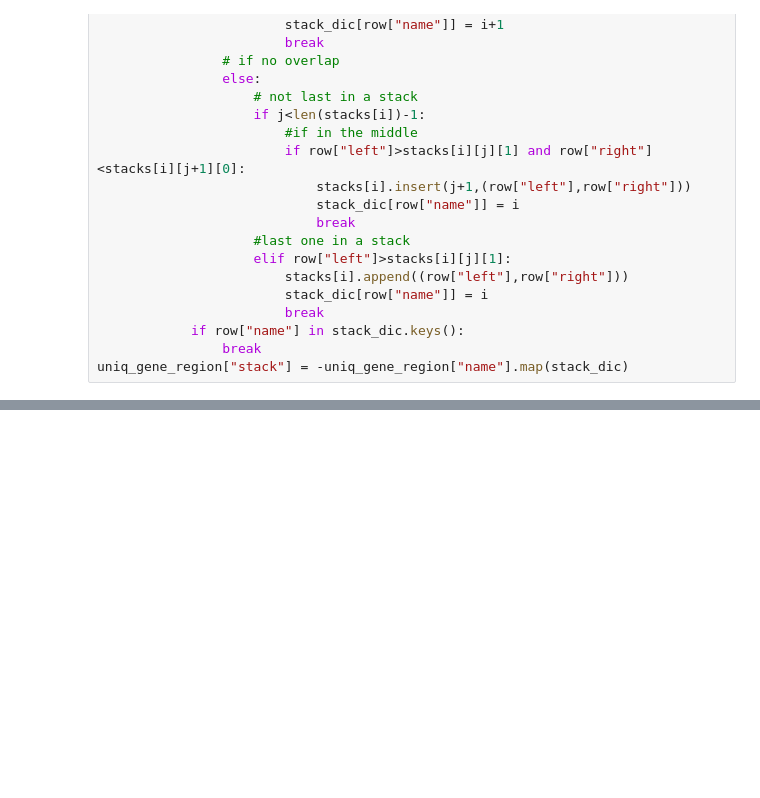
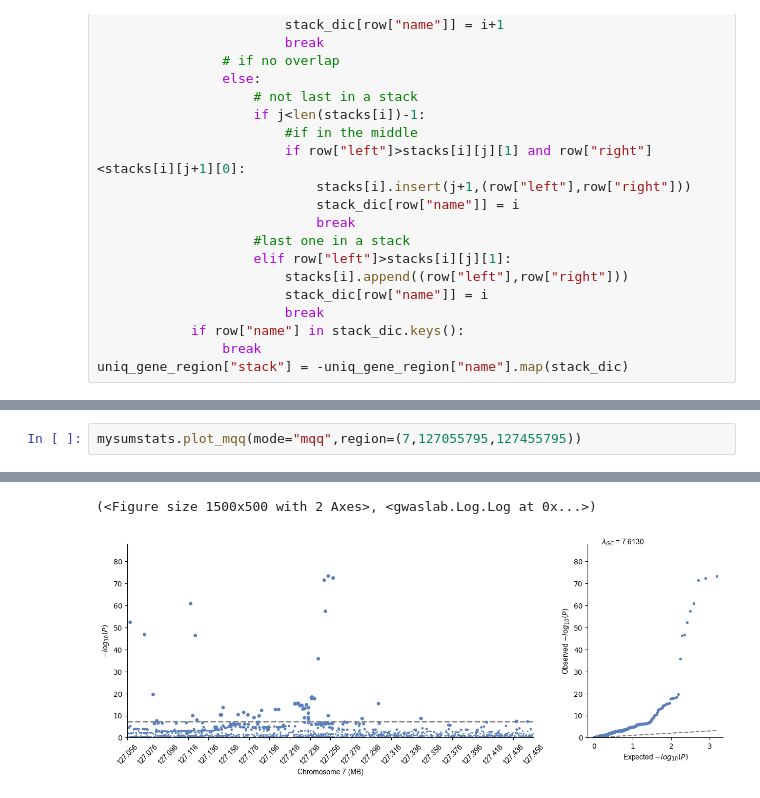
Before and after one commit to Cloufield/gwaslab, a Jupyter notebook: examples/regional.ipynb, the cells around one changed output, grey strips where cells are left out. Cells and saved outputs as stored; diff of their text form; blank space fills up the shorter version.

```diff
--- a/examples/regional.ipynb
+++ b/examples/regional.ipynb
@@ -78,0 +281,3 @@ for index,row in exons.iterrows():
+# %%
+mysumstats.plot_mqq(mode="mqq",region=(7,127055795,127455795))
+# %% [output]
@@ -78,0 +304,2 @@ for index,row in exons.iterrows():
+(<Figure size 1500x500 with 2 Axes>, <gwaslab.Log.Log at 0x...>)
+[figure, added]
```
Also changed, not shown: parts of 23 cells of this notebook.
